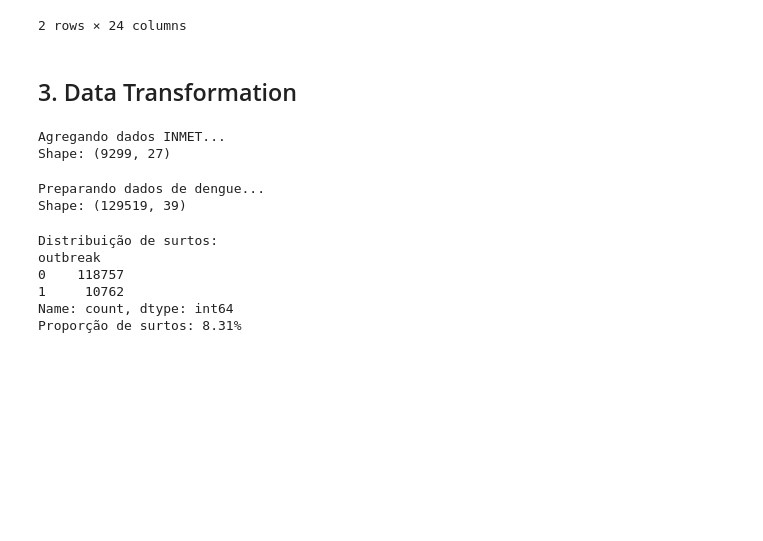
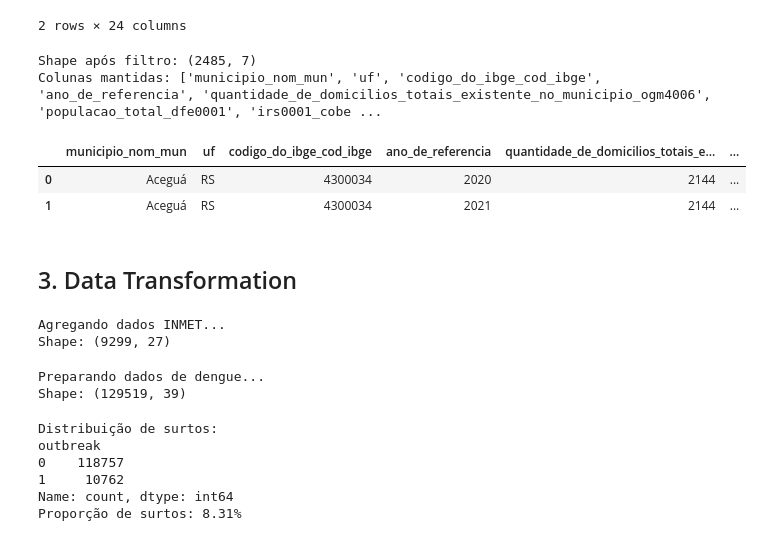
Before and after one commit to gabrielacmacc/cd-trabfinal, a Jupyter notebook: notebooks/dengue.ipynb, the cells around one changed output. Cells and saved outputs as stored; diff of their text form; code cells hidden in the pictures; blank space fills up the shorter version.

```diff
--- a/notebooks/dengue.ipynb
+++ b/notebooks/dengue.ipynb
@@ -176,16 +176,22 @@ Numerical columns: ['codigo_do_ibge_cod_ibge', 'ano_de_referencia', 'populacao_t
 # %%
 # Manter apenas colunas especificadas
 cat_cols_to_keep = ['municipio_nom_mun', 'uf']
-num_cols_to_keep = ['irs0001_cobertura_da_populacao_total_com_coleta_de_residuos_solidos_domiciliares_percentual']
+num_cols_to_keep = ['codigo_do_ibge_cod_ibge', 'ano_de_referencia','quantidade_de_domicilios_totais_existente_no_municipio_ogm4006','populacao_total_dfe0001','irs0001_cobertura_da_populacao_total_com_coleta_de_residuos_solidos_domiciliares_percentual']
 
 # Verificar quais colunas existem
 existing_cols = [col for col in cat_cols_to_keep + num_cols_to_keep if col in snis_sinisa_clean.columns]
 
 snis_sinisa_clean = snis_sinisa_clean[existing_cols]
 
 print(f"Shape após filtro: {snis_sinisa_clean.shape}")
 print(f"Colunas mantidas: {snis_sinisa_clean.columns.tolist()}")
 snis_sinisa_clean.head(2)
+# %% [output]
+Shape após filtro: (2485, 7)
+Colunas mantidas: ['municipio_nom_mun', 'uf', 'codigo_do_ibge_cod_ibge', 'ano_de_referencia', 'quantidade_de_domicilios_totais_existente_no_municipio_ogm4006', 'populacao_total_dfe0001', 'irs0001_cobe ...
+|  | municipio_nom_mun | uf | codigo_do_ibge_cod_ibge | ano_de_referencia | quantidade_de_domicilios_totais_e... | ... |
+| 0 | Aceguá | RS | 4300034 | 2020 | 2144 | ... |
+| 1 | Aceguá | RS | 4300034 | 2021 | 2144 | ... |
 # %% [markdown]
 ## 3. Data Transformation
 # %%
```
Also changed, not shown: parts of 13 cells of this notebook, 12 other files.
